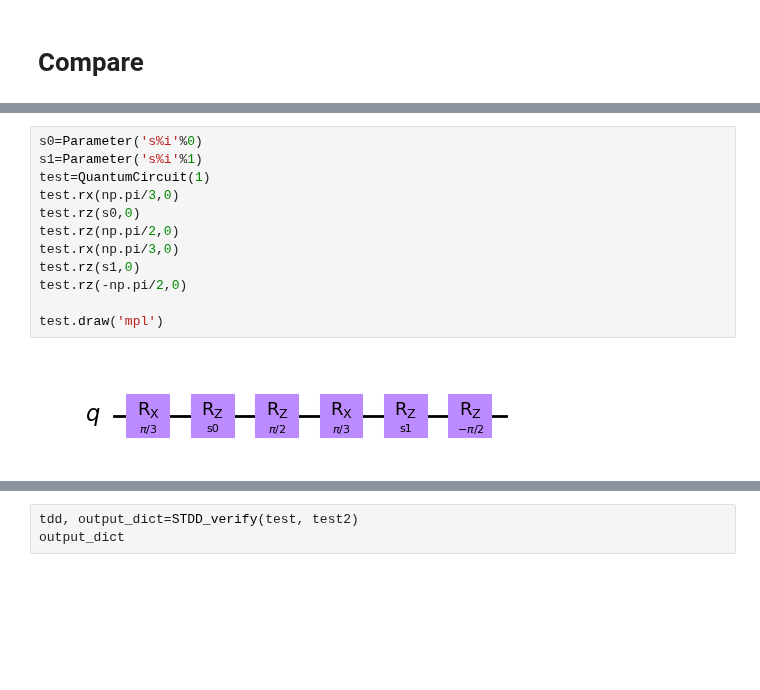
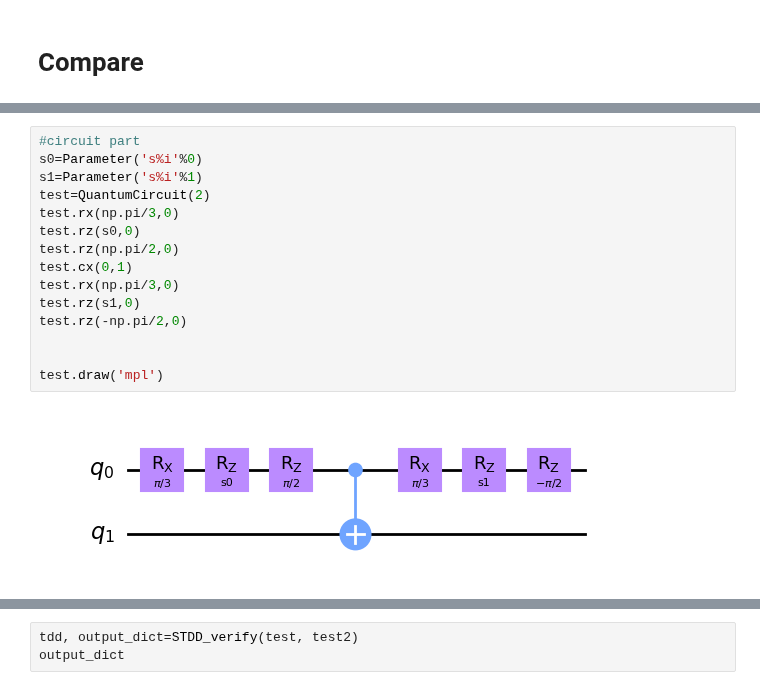
Before and after one commit to Veriqc/Symbol_TDD, a Jupyter notebook: TrDD_experiment.ipynb, the cells around one changed output, grey strips where cells are left out. Cells and saved outputs as stored; diff of their text form; blank space fills up the shorter version.

```diff
--- a/TrDD_experiment.ipynb
+++ b/TrDD_experiment.ipynb
@@ -686,14 +818,17 @@ qcec.verify(simple, simple2
 # %%
+#circuit part
 s0=Parameter('s%i'%0)
 s1=Parameter('s%i'%1)
-test=QuantumCircuit(1)
+test=QuantumCircuit(2)
 test.rx(np.pi/3,0)
 test.rz(s0,0)
 test.rz(np.pi/2,0)
+test.cx(0,1)
 test.rx(np.pi/3,0)
 test.rz(s1,0)
 test.rz(-np.pi/2,0)
 
+
 test.draw('mpl')
 # %% [output]
-[figure, old version]
+[figure, new version]
```
Also changed, not shown: parts of 18 cells of this notebook.
